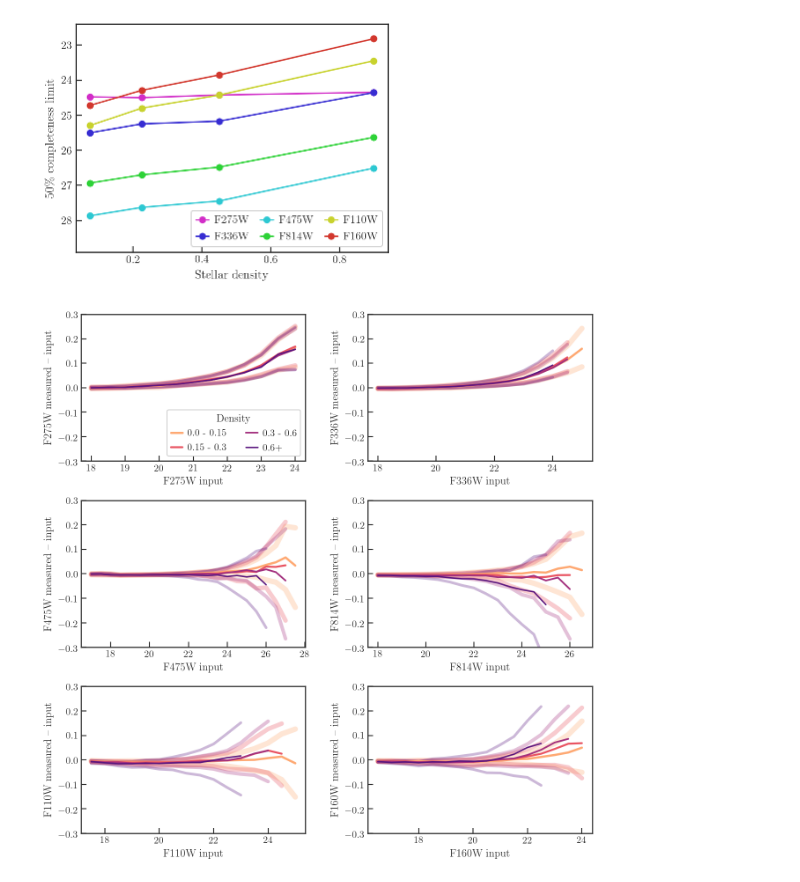
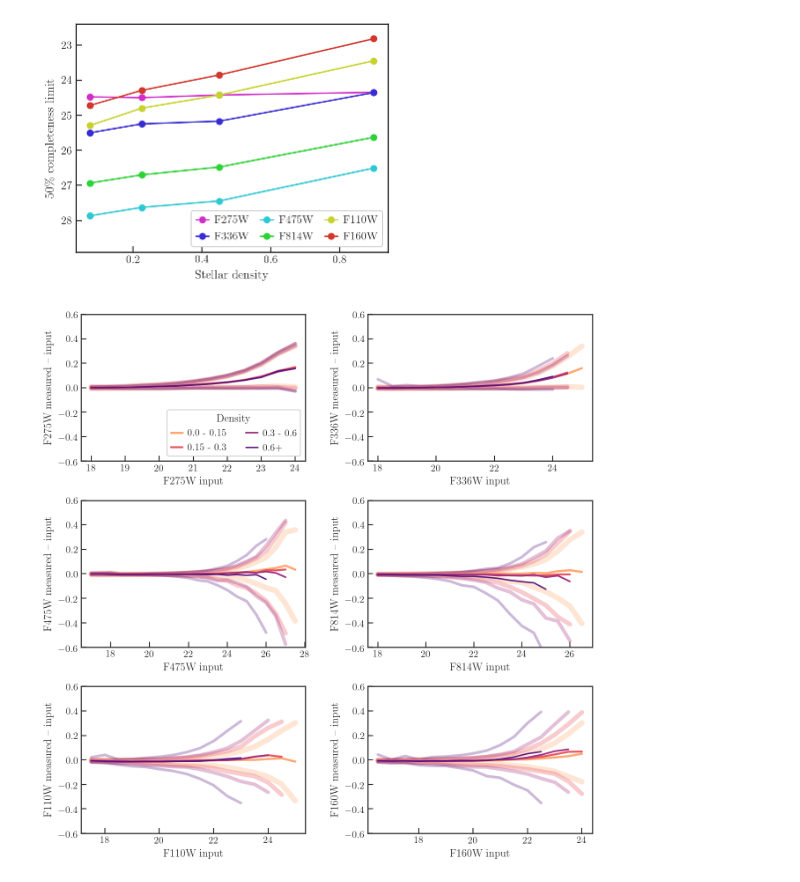
Before and after one commit to meredith-durbin/m33_survey_plots, a Jupyter notebook: AST plots.ipynb, the cells around one changed output. Saved outputs shown, nothing was run; the diff lists cells and outputs as text; code cells hidden in the pictures.

Commit message:
percentiles

```diff
--- a/AST plots.ipynb
+++ b/AST plots.ipynb
@@ -62,6 +62,8 @@ def read_artstars(infile):
         ds.select(selection, name=f'{filt}_detected')
         is_detected = ds.evaluate_selection_mask(f'{filt}_detected').astype(int)
         ds.add_column(f'{filt}_DET', is_detected)
+        ds.rename(f.replace('_IN','_ERR'), f.replace('_IN','_CHI'))
+        ds.rename(f.replace('_IN','_STD'), f.replace('_IN','_ERR'))
     return ds
 
 def plot_completeness(ds, x0=17.875, x1=30.125, n=50):
@@ -199,37 +201,37 @@ def plot_bias(ds, df_bias=df_bias, filters=filters, df_comp=df_comp.reset_index(
         pmin = 0.3 if (filt in ['F160W', 'F336W']) else 0.5 if (filt in ['F275W','F110W']) else 5
         x0 = myround(ds.percentile_approx(f'{filt}_IN', pmin, selection=f'{filt}_detected'))
         for j in df_comp.index.values:
             density = df_comp.loc[j, ['bin_lo','bin_hi']].values
             txt = f'{density[0]} - {density[1]}' if (density[1] < 5) else f'{density[0]}+'
             x = np.arange(x0-0.75, myround(df_comp.loc[j, filt]), 0.5)
             shape_kwargs = dict(limits=[x.min(), x.max()], shape=len(x)-1)
             ds.select(f'{filt}_detected & ({filt}_IN < {x.max()}) & (DENSITY_BIN == {j+1})',
                       name=f'{filt}_sc')
             bc = ds.bin_centers(f'{filt}_IN', **shape_kwargs)
-            p25, p50, p75 = ds.percentile_approx(f'{filt}_DELTA', [32, 50, 68],
+            p25, p50, p75 = ds.percentile_approx(f'{filt}_DELTA', [16, 50, 84],
                                                  binby=f'{filt}_IN', selection=f'{filt}_sc',
                                                  **pc_kwargs, **shape_kwargs)
             l0, = ax.plot(bc, p50, lw=2.5-(0.3*j), zorder=1000+j, label=txt)
             ax.plot(bc, p25, alpha=0.3, lw=6-j, color=l0.get_color(), zorder=j)
             ax.plot(bc, p75, alpha=0.3, lw=6-j, color=l0.get_color(), zorder=j)
-            dol = ds.median_approx(f'{filt}_STD', binby=f'{filt}_IN',
+            dol = ds.median_approx(f'{filt}_ERR', binby=f'{filt}_IN',
                                    selection=f'{filt}_sc', **pc_kwargs, **shape_kwargs)
             df_bias.loc[(df_comp.loc[j, 'index'], filt, bc), 'Bias'] = p50
             df_bias.loc[(df_comp.loc[j, 'index'], filt, bc), 'RMS'] = p75 - p25
             df_bias.loc[(df_comp.loc[j, 'index'], filt, bc), 'DOLPHOT'] = dol
-        ax.set_ylim(-0.3, 0.3)
+        ax.set_ylim(-0.6, 0.6)
         ax.set_xlabel(f'{filt} input')
         ax.set_ylabel(f'{filt} measured -- input')
         if filt == 'F275W':
             ax.legend(loc='lower right', ncol=2, title='Density')
     fig.tight_layout(w_pad=2, h_pad=1)
     return fig
 
 with sns.color_palette(sns.color_palette('magma_r', 10)[1::2]):
     fig = plot_bias(ds)
     fig.savefig('survey_paper_figures/ast_bias_uncertainty.pdf', bbox_inches='tight')
 # %% [output]
-[figure, old version]
+[figure, new version]
 # %%
 df_bias['Ratio'] = df_bias['RMS']/df_bias['DOLPHOT']
 df_bias = df_bias.dropna(subset=['Bias'])
```
Also changed, not shown: 10 other files.
